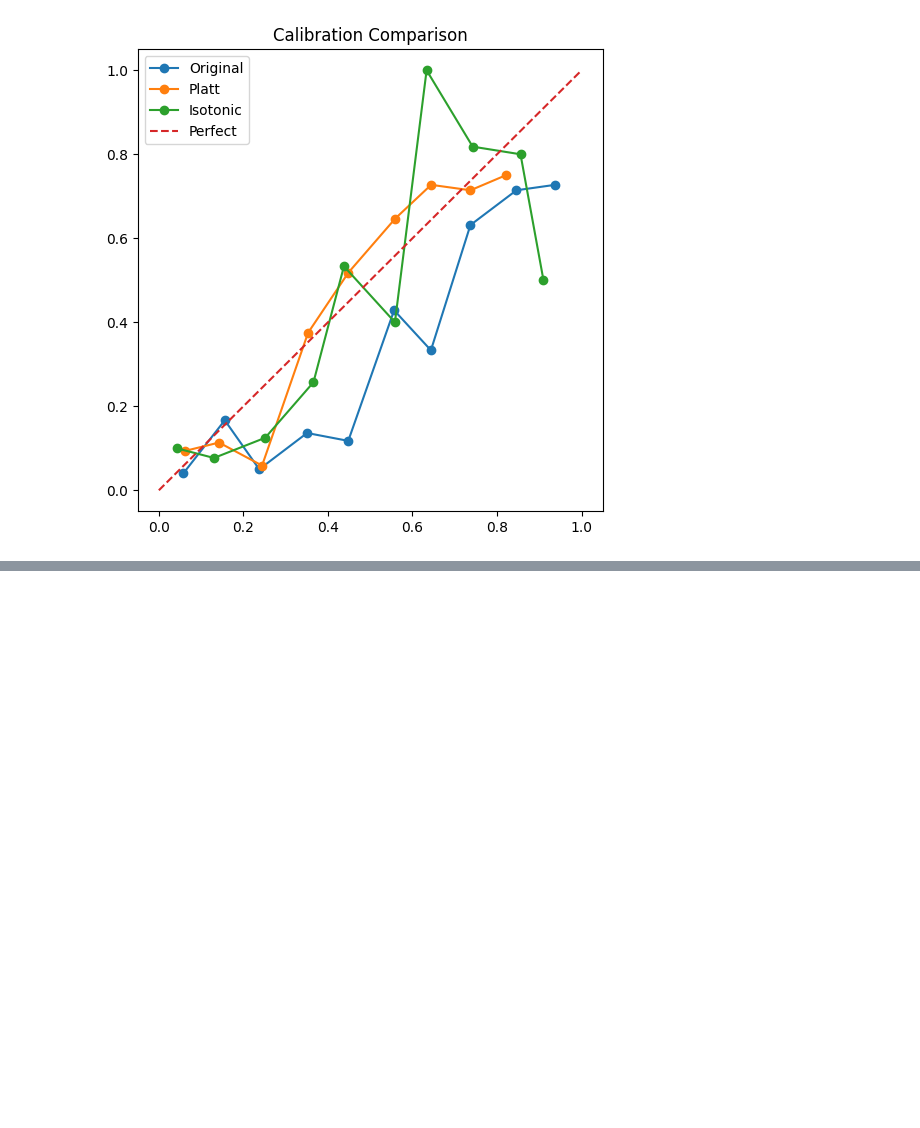
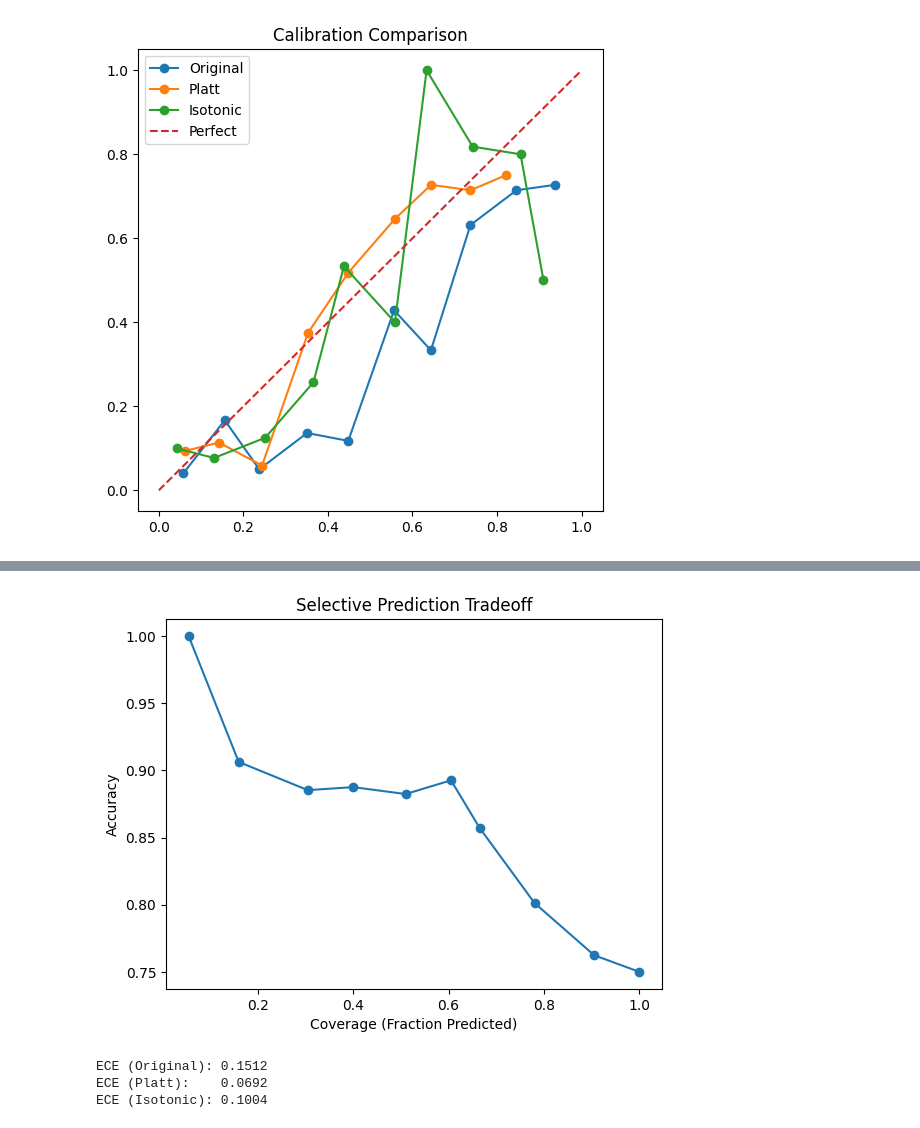
Before and after one commit to avyaktP/uncertainty-ai, a Jupyter notebook: notebooks/data_exploration.ipynb, the cells around one changed output, grey strips where cells are left out. Cells and saved outputs as stored; diff of their text form; code cells hidden in the pictures; blank space fills up the shorter version.

Commit message:
Implementing selective prediction using calibrated confidence and evaluation using calibration error

```diff
--- a/notebooks/data_exploration.ipynb
+++ b/notebooks/data_exploration.ipynb
@@ -255,3 +255,22 @@ plt.title("Calibration Comparison")
 plt.show()
 # %% [output]
 [figure]
+# %%
+confidence = np.abs(y_test_proba_sigmoid - 0.5) * 2
+# %%
+thresholds = np.linspace(0, 1, 11)
+
+results = []
+
+for t in thresholds:
+    mask = confidence >= t
+
+    if mask.sum() == 0:
+        continue
+
+    acc = ( (y_test_pred[mask] == y_test[mask]).mean() )
+    coverage = mask.mean()
+
+    results.append((t, coverage, acc))
+
+results
@@ -257,0 +292,10 @@ plt.show()
+# %%
+thr, cov, acc = zip(*results)
+
+plt.plot(cov, acc, marker='o')
+plt.xlabel("Coverage (Fraction Predicted)")
+plt.ylabel("Accuracy")
+plt.title("Selective Prediction Tradeoff")
+plt.show()
+# %% [output]
+[figure, added]
@@ -257,0 +323,12 @@ plt.show()
+# %%
+ece_original = expected_calibration_error(y_test.values, y_test_proba)
+ece_platt = expected_calibration_error(y_test.values, y_test_proba_sigmoid)
+ece_iso = expected_calibration_error(y_test.values, y_test_proba_iso)
+
+print("ECE (Original):", round(ece_original,4))
+print("ECE (Platt):   ", round(ece_platt,4))
+print("ECE (Isotonic):", round(ece_iso,4))
+# %% [output]
+ECE (Original): 0.1512
+ECE (Platt):    0.0692
+ECE (Isotonic): 0.1004
```
Also changed, not shown: parts of 2 cells of this notebook.
